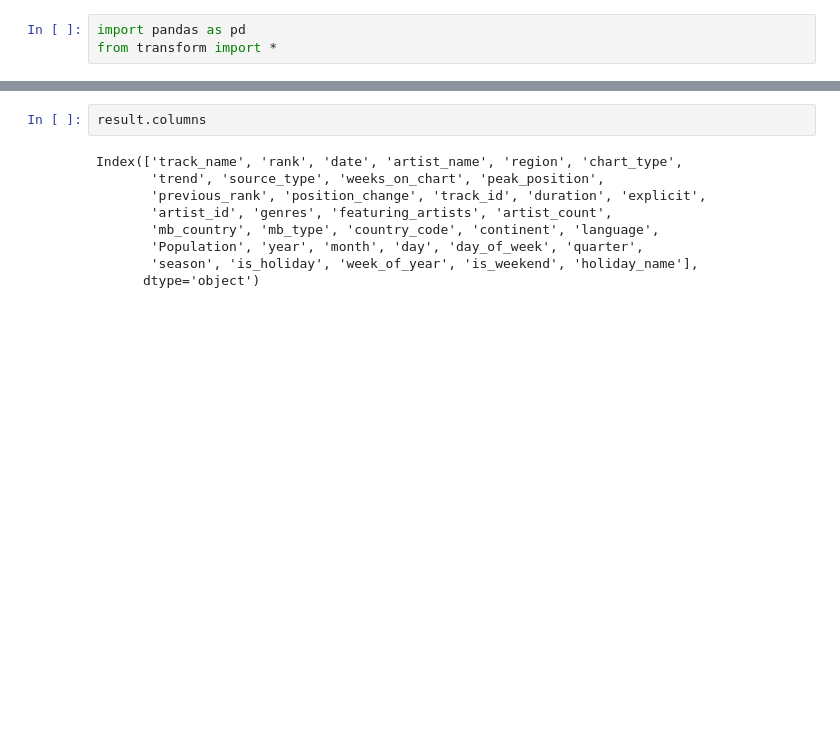
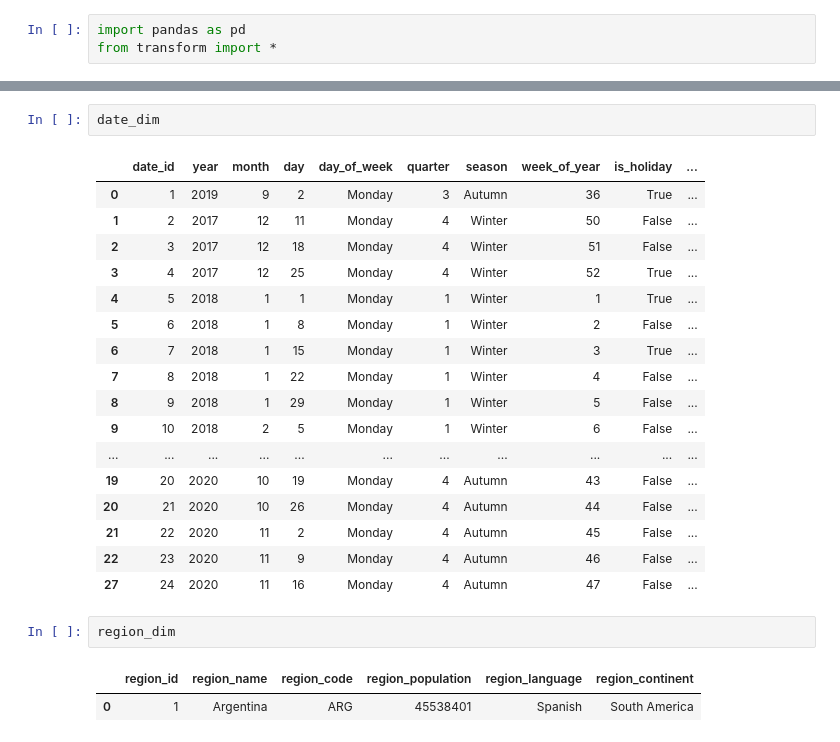
Before and after one commit to martynalesniak/spotify-dwh, a Jupyter notebook: etl/transform/test_tranform.ipynb, the cells around one changed output, grey strips where cells are left out. Drawn from its saved outputs; the diff is of its cells as text; blank space fills up the shorter version.

```diff
--- a/etl/transform/test_tranform.ipynb
+++ b/etl/transform/test_tranform.ipynb
@@ -39,11 +42,25 @@ country_column = 'region', date_column = 'date'
 # %%
-result.columns
+date_dim
 # %% [output]
-Index(['track_name', 'rank', 'date', 'artist_name', 'region', 'chart_type',
-       'trend', 'source_type', 'weeks_on_chart', 'peak_position',
-       'previous_rank', 'position_change', 'track_id', 'duration', 'explicit',
-       'artist_id', 'genres', 'featuring_artists', 'artist_count',
-       'mb_country', 'mb_type', 'country_code', 'continent', 'language',
-       'Population', 'year', 'month', 'day', 'day_of_week', 'quarter',
-       'season', 'is_holiday', 'week_of_year', 'is_weekend', 'holiday_name'],
-      dtype='object')
+|  | date_id | year | month | day | day_of_week | quarter | season | week_of_year | is_holiday | ... |
+| 0 | 1 | 2019 | 9 | 2 | Monday | 3 | Autumn | 36 | True | ... |
+| 1 | 2 | 2017 | 12 | 11 | Monday | 4 | Winter | 50 | False | ... |
+| 2 | 3 | 2017 | 12 | 18 | Monday | 4 | Winter | 51 | False | ... |
+| 3 | 4 | 2017 | 12 | 25 | Monday | 4 | Winter | 52 | True | ... |
+| 4 | 5 | 2018 | 1 | 1 | Monday | 1 | Winter | 1 | True | ... |
+| 5 | 6 | 2018 | 1 | 8 | Monday | 1 | Winter | 2 | False | ... |
+| 6 | 7 | 2018 | 1 | 15 | Monday | 1 | Winter | 3 | True | ... |
+| 7 | 8 | 2018 | 1 | 22 | Monday | 1 | Winter | 4 | False | ... |
+| 8 | 9 | 2018 | 1 | 29 | Monday | 1 | Winter | 5 | False | ... |
+| 9 | 10 | 2018 | 2 | 5 | Monday | 1 | Winter | 6 | False | ... |
+| ... | ... | ... | ... | ... | ... | ... | ... | ... | ... | ... |
+| 19 | 20 | 2020 | 10 | 19 | Monday | 4 | Autumn | 43 | False | ... |
+| 20 | 21 | 2020 | 10 | 26 | Monday | 4 | Autumn | 44 | False | ... |
+| 21 | 22 | 2020 | 11 | 2 | Monday | 4 | Autumn | 45 | False | ... |
+| 22 | 23 | 2020 | 11 | 9 | Monday | 4 | Autumn | 46 | False | ... |
+| 27 | 24 | 2020 | 11 | 16 | Monday | 4 | Autumn | 47 | False | ... |
+# %%
+region_dim
+# %% [output]
+|  | region_id | region_name | region_code | region_population | region_language | region_continent |
+| 0 | 1 | Argentina | ARG | 45538401 | Spanish | South America |
```
Also changed, not shown: parts of 9 cells of this notebook, 9 other files.
